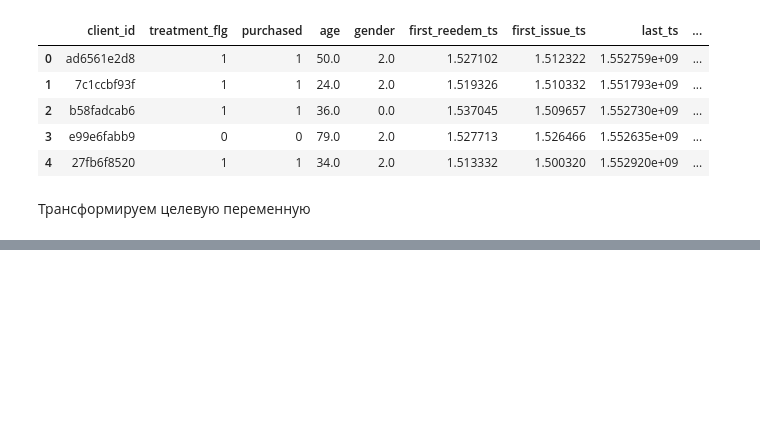
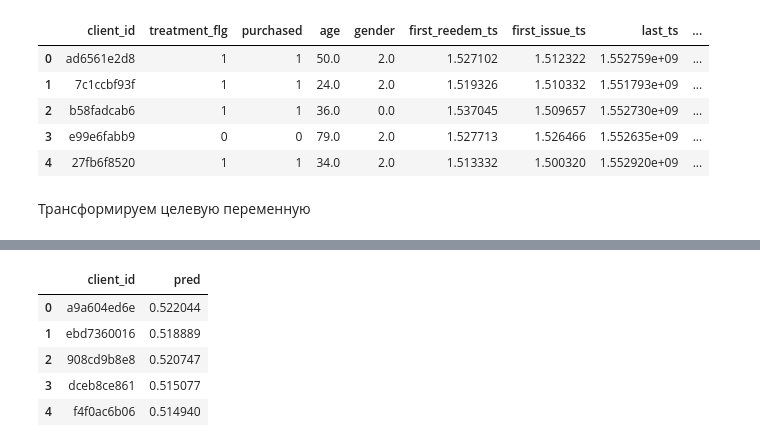
Before and after one commit to NLZer0/Kaggle---, a Jupyter notebook: main.ipynb, the cells around one changed output, grey strips where cells are left out. Drawn from its saved outputs; the diff is of its cells as text; code cells hidden in the pictures; blank space fills up the shorter version.

```diff
--- a/main.ipynb
+++ b/main.ipynb
@@ -129,3 +127,12 @@ test_data.shape
 out_data['pred'] = prediction_proba
 # %%
 out_data.to_csv('results.csv', index=False)
+# %%
+out_data.head()
+# %% [output]
+|  | client_id | pred |
+| 0 | a9a604ed6e | 0.522044 |
+| 1 | ebd7360016 | 0.518889 |
+| 2 | 908cd9b8e8 | 0.520747 |
+| 3 | dceb8ce861 | 0.515077 |
+| 4 | f4f0ac6b06 | 0.514940 |
```
Also changed, not shown: parts of 10 cells of this notebook, 1 other file.
